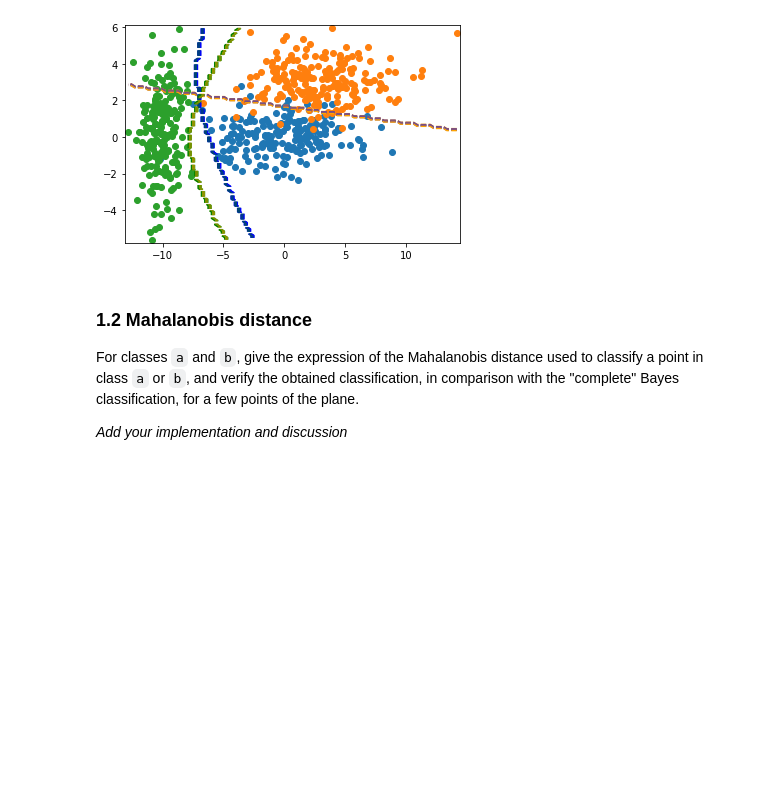
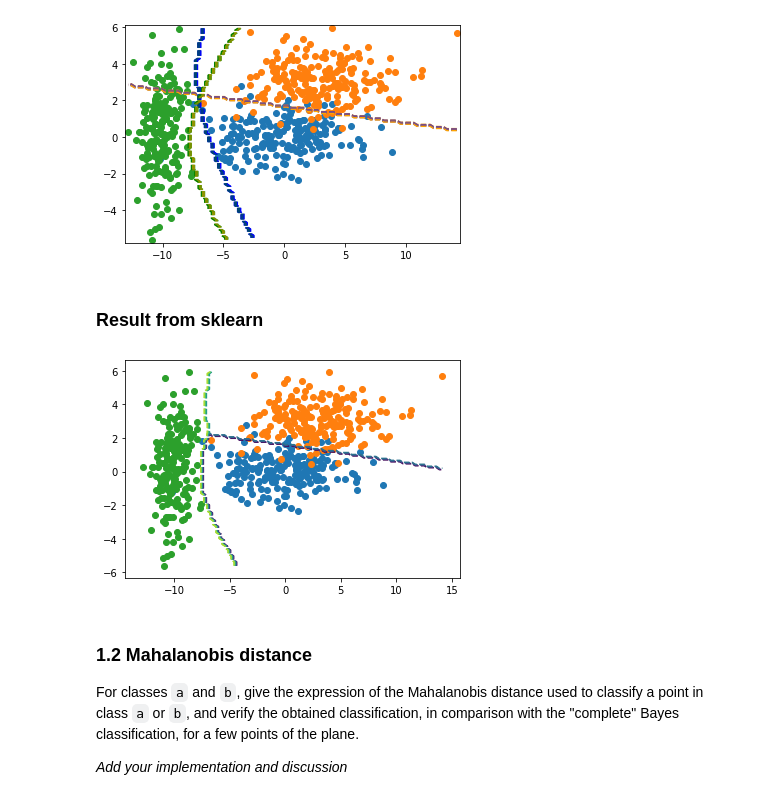
Before and after one commit to Jiang15/Image_analysis_and_pattern-recognition, a Jupyter notebook: Lab 3/lab_03_classification.ipynb, the cells around one changed output. Cells and saved outputs as stored; diff of their text form; code cells hidden in the pictures; blank space fills up the shorter version.

```diff
--- a/Lab 3/lab_03_classification.ipynb
+++ b/Lab 3/lab_03_classification.ipynb
@@ -185,6 +182,24 @@ plt.scatter(c[:,0],c[:,1])
 plt.margins(0,0)
 # %% [output]
 [figure]
+# %% [markdown]
+### Result from sklearn
+# %%
+X = data.T
+y = np.concatenate((np.ones(200), 2*np.ones(200), 3*np.ones(200)), axis=0)
+clf = naive_bayes.GaussianNB()
+clf.fit(X, y)
+N = 100 # Number of points in grid
+xs, ys = np.meshgrid(np.linspace(min_x, max_x, N), np.linspace(min_y, max_y, N)) #TODO: bigger 300 x 300?
+points = np.array([xs.ravel(), ys.ravel()]).T
+labels = clf.predict(points).reshape(N,N)
+plt.scatter(a[:,0],a[:,1])
+plt.scatter(b[:,0],b[:,1])
+plt.scatter(c[:,0],c[:,1])
+plt.contour(xs, ys, labels, linestyles='dashed')
+plt.show()
+# %% [output]
+[figure, added]
 # %% [markdown]
 ### 1.2 Mahalanobis distance
 For classes `a` and `b`, give the expression of the Mahalanobis distance used to classify a point in class `a` or `b`, and verify the obtained classification, in comparison with the "complete" Bayes classification, for a few points of the plane.
```
Also changed, not shown: parts of 17 cells of this notebook, 4 other files.
